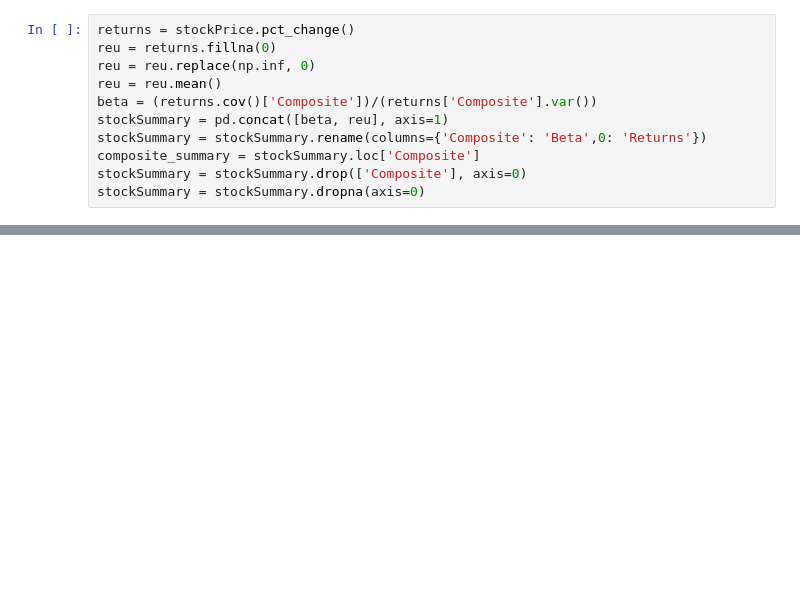
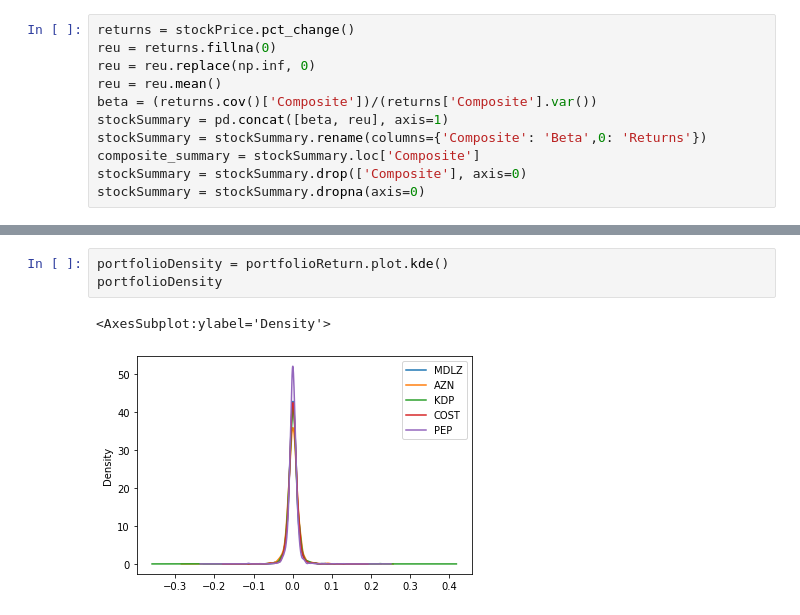
Before and after one commit to Gerard9199/StockPortfolio, a Jupyter notebook: stockPortfolio.ipynb, the cells around one changed output, grey strips where cells are left out. Cells and saved outputs as stored; diff of their text form; blank space fills up the shorter version.

```diff
--- a/stockPortfolio.ipynb
+++ b/stockPortfolio.ipynb
@@ -189,0 +165,6 @@ plt.show()
+# %%
+portfolioDensity = portfolioReturn.plot.kde()
+portfolioDensity
+# %% [output]
+<AxesSubplot:ylabel='Density'>
+[figure, added]
```
Also changed, not shown: parts of 57 cells of this notebook.
